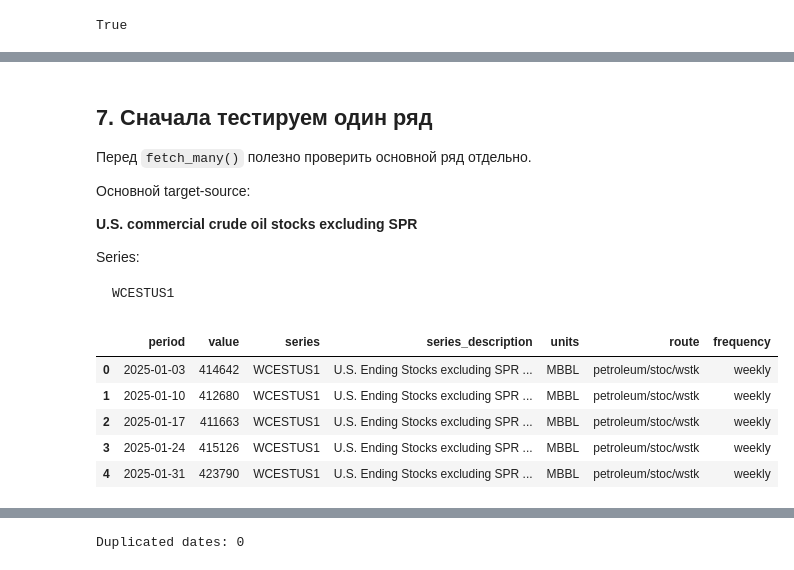
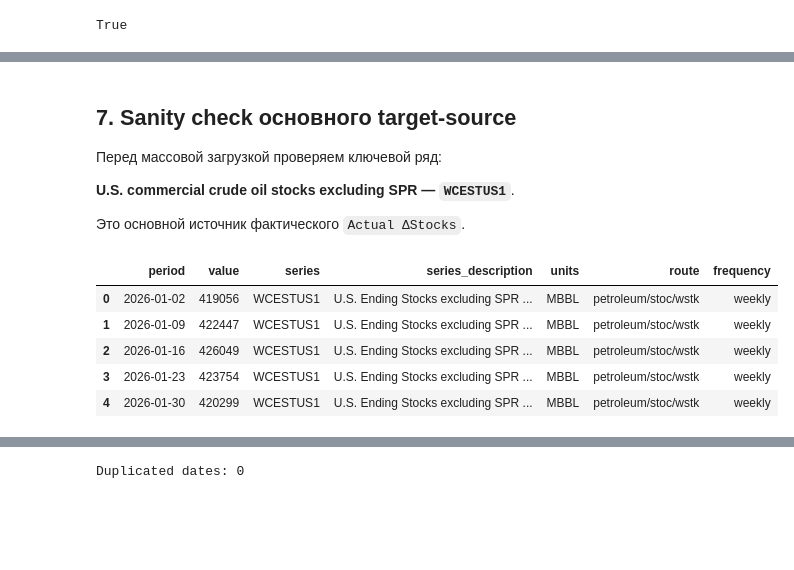
Before and after one commit to HSE-AI-Team61-clauDikie/oil-news-graph, a Jupyter notebook: jup_files/data/01_eia_data.ipynb, the cells around one changed output, grey strips where cells are left out. Cells and saved outputs as stored; diff of their text form; code cells hidden in the pictures; blank space fills up the shorter version.

````diff
--- a/jup_files/data/01_eia_data.ipynb
+++ b/jup_files/data/01_eia_data.ipynb
@@ -194,34 +233,28 @@ EIA_WEEKLY_SERIES
 # %% [markdown]
-## 7. Сначала тестируем один ряд
+## 7. Sanity check основного target-source
 
-Перед `fetch_many()` полезно проверить основной ряд отдельно.
+Перед массовой загрузкой проверяем ключевой ряд:
 
-Основной target-source:
+**U.S. commercial crude oil stocks excluding SPR — `WCESTUS1`**.
 
-**U.S. commercial crude oil stocks excluding SPR**
-
-Series:
-
-```text
-WCESTUS1
-```
+Это основной источник фактического `Actual ΔStocks`.
 # %%
 test_crude_stocks = client.fetch_series(
     route="petroleum/stoc/wstk",
     series="WCESTUS1",
     frequency="weekly",
-    start="2025-01-01",
-    end="2025-03-31",
+    start="2026-01-01",
+    end="2026-03-31",
 )
 
 test_crude_stocks.head()
 # %% [output]
 |  | period | value | series | series_description | units | route | frequency |
-| 0 | 2025-01-03 | 414642 | WCESTUS1 | U.S. Ending Stocks excluding SPR ... | MBBL | petroleum/stoc/wstk | weekly |
-| 1 | 2025-01-10 | 412680 | WCESTUS1 | U.S. Ending Stocks excluding SPR ... | MBBL | petroleum/stoc/wstk | weekly |
-| 2 | 2025-01-17 | 411663 | WCESTUS1 | U.S. Ending Stocks excluding SPR ... | MBBL | petroleum/stoc/wstk | weekly |
-| 3 | 2025-01-24 | 415126 | WCESTUS1 | U.S. Ending Stocks excluding SPR ... | MBBL | petroleum/stoc/wstk | weekly |
-| 4 | 2025-01-31 | 423790 | WCESTUS1 | U.S. Ending Stocks excluding SPR ... | MBBL | petroleum/stoc/wstk | weekly |
+| 0 | 2026-01-02 | 419056 | WCESTUS1 | U.S. Ending Stocks excluding SPR ... | MBBL | petroleum/stoc/wstk | weekly |
+| 1 | 2026-01-09 | 422447 | WCESTUS1 | U.S. Ending Stocks excluding SPR ... | MBBL | petroleum/stoc/wstk | weekly |
+| 2 | 2026-01-16 | 426049 | WCESTUS1 | U.S. Ending Stocks excluding SPR ... | MBBL | petroleum/stoc/wstk | weekly |
+| 3 | 2026-01-23 | 423754 | WCESTUS1 | U.S. Ending Stocks excluding SPR ... | MBBL | petroleum/stoc/wstk | weekly |
+| 4 | 2026-01-30 | 420299 | WCESTUS1 | U.S. Ending Stocks excluding SPR ... | MBBL | petroleum/stoc/wstk | weekly |
 # %%
 print("Shape:", test_crude_stocks.shape)
 print(
````
Also changed, not shown: parts of 75 cells of this notebook, 1 other file.
